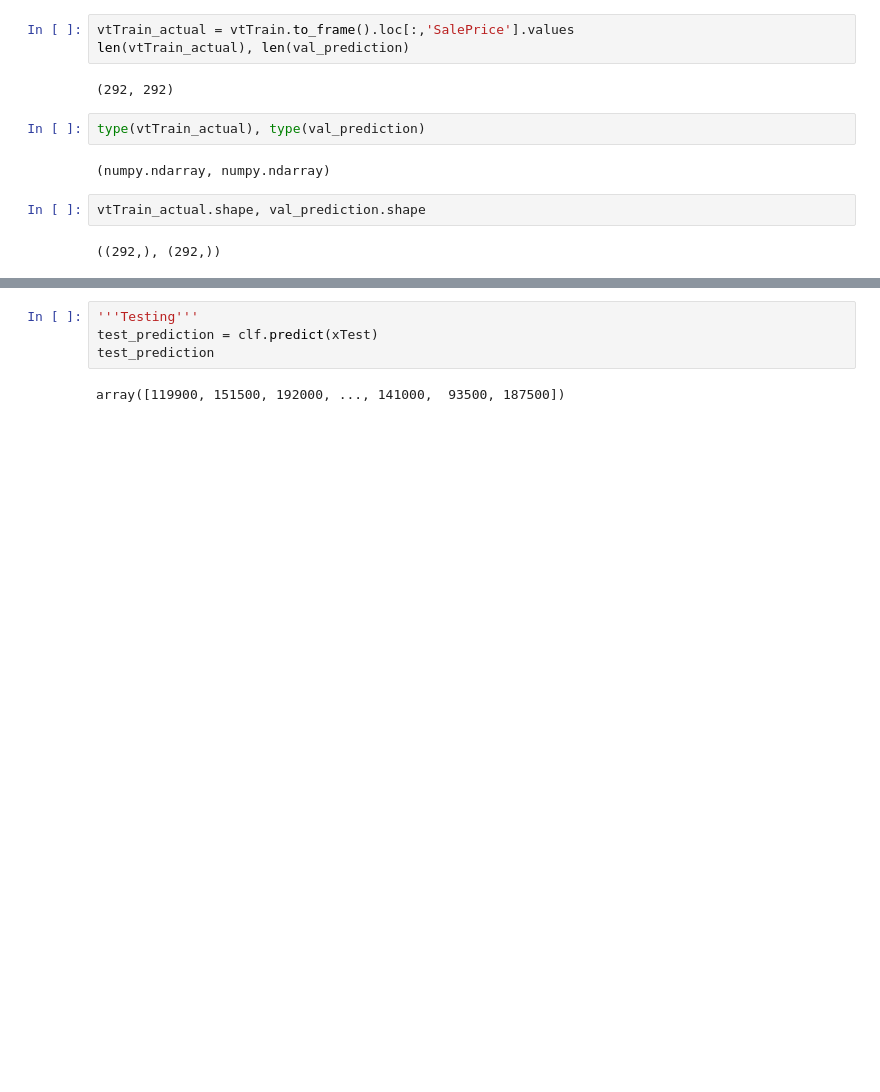
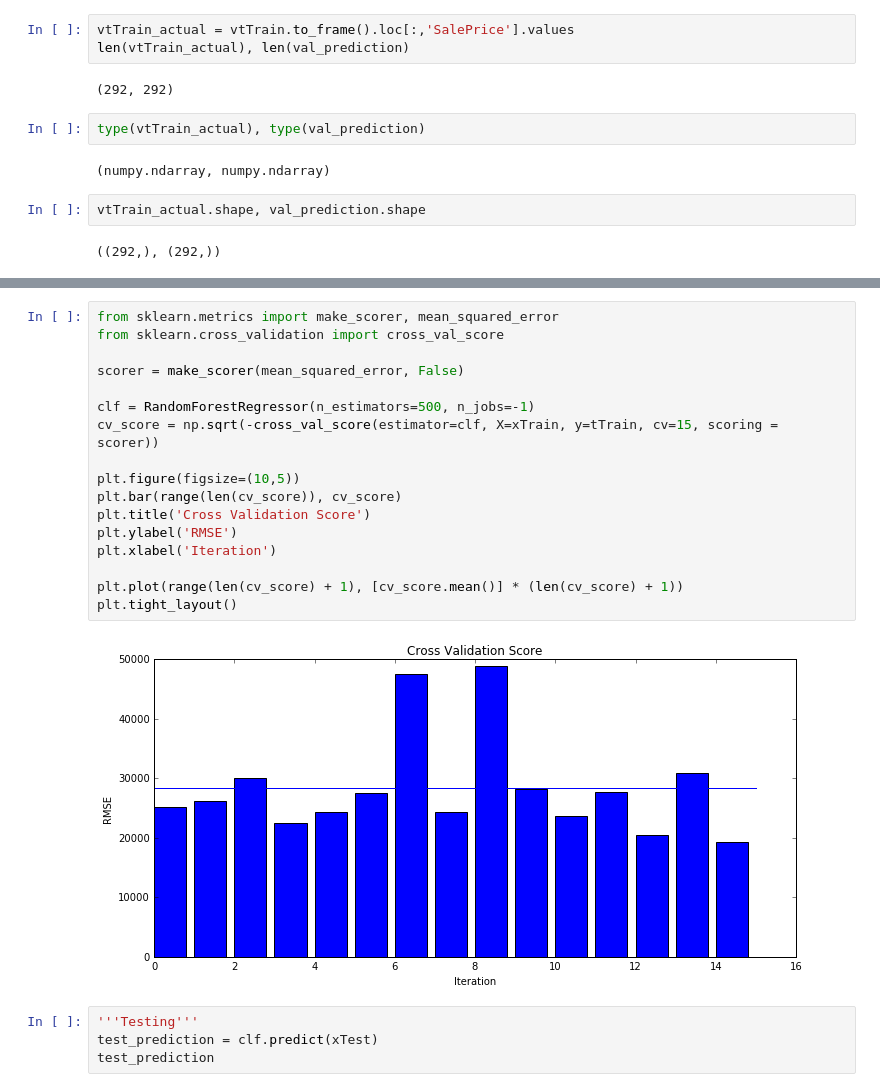
Before and after one commit to swapnilashtekar/House_prices_advanced_regression, a Jupyter notebook: house_pricing.ipynb, the cells around one changed output, grey strips where cells are left out. Cells and saved outputs as stored; diff of their text form; blank space fills up the shorter version.

```diff
--- a/house_pricing.ipynb
+++ b/house_pricing.ipynb
@@ -158,6 +171,23 @@ Accuracy 35793.2700903
+# %%
+from sklearn.metrics import make_scorer, mean_squared_error
+from sklearn.cross_validation import cross_val_score
+
+scorer = make_scorer(mean_squared_error, False)
+
+clf = RandomForestRegressor(n_estimators=500, n_jobs=-1)
+cv_score = np.sqrt(-cross_val_score(estimator=clf, X=xTrain, y=tTrain, cv=15, scoring = scorer))
+
+plt.figure(figsize=(10,5))
+plt.bar(range(len(cv_score)), cv_score)
+plt.title('Cross Validation Score')
+plt.ylabel('RMSE')
+plt.xlabel('Iteration')
+
+plt.plot(range(len(cv_score) + 1), [cv_score.mean()] * (len(cv_score) + 1))
+plt.tight_layout()
+# %% [output]
+[figure, added]
 # %%
 '''Testing'''
 test_prediction = clf.predict(xTest)
 test_prediction
-# %% [output]
-array([119900, 151500, 192000, ..., 141000,  93500, 187500])
```
Also changed, not shown: parts of 7 cells of this notebook, 1 other file.
